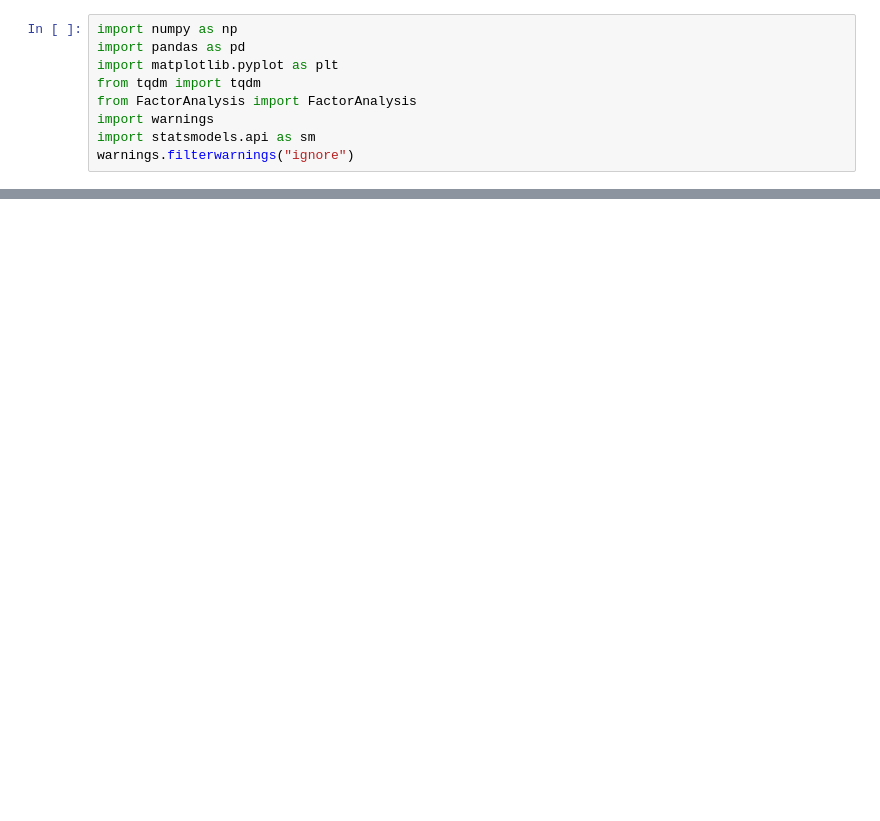
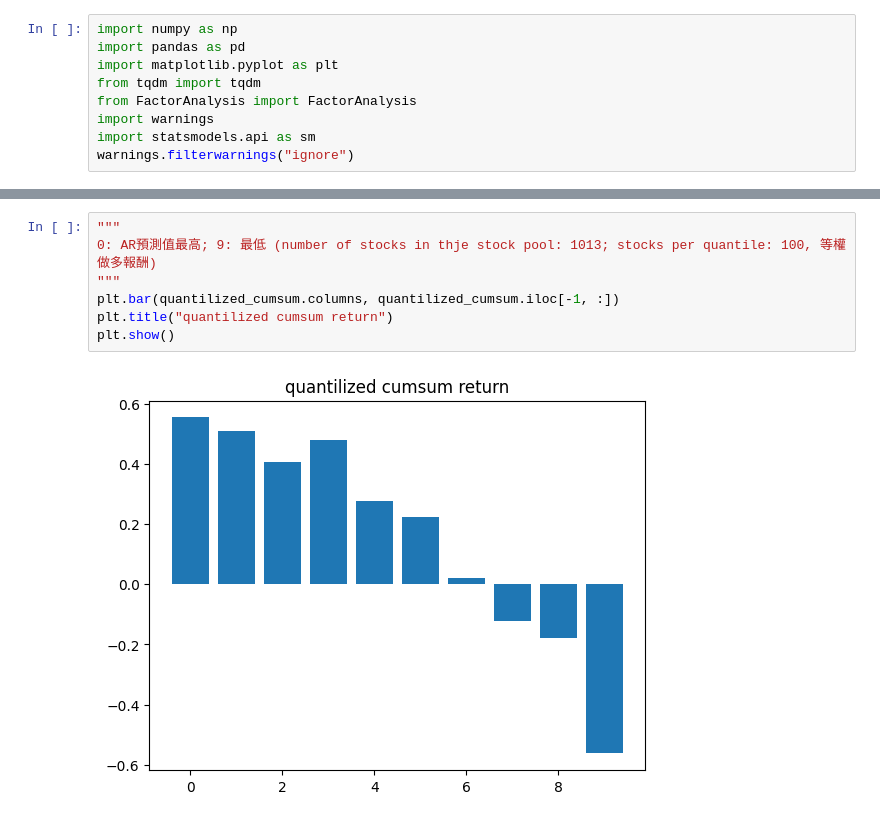
Before and after one commit to tsungyou/TS, a Jupyter notebook: ARMA_research.ipynb, the cells around one changed output, grey strips where cells are left out. Cells and saved outputs as stored; diff of their text form; blank space fills up the shorter version.

```diff
--- a/ARMA_research.ipynb
+++ b/ARMA_research.ipynb
@@ -47,0 +94,9 @@ plt.show()
+# %%
+"""
+0: AR預測值最高; 9: 最低 (number of stocks in thje stock pool: 1013; stocks per quantile: 100, 等權做多報酬)
+"""
+plt.bar(quantilized_cumsum.columns, quantilized_cumsum.iloc[-1, :])
+plt.title("quantilized cumsum return")
+plt.show()
+# %% [output]
+[figure, added]
```
Also changed, not shown: parts of 8 cells of this notebook, 9 other files.
